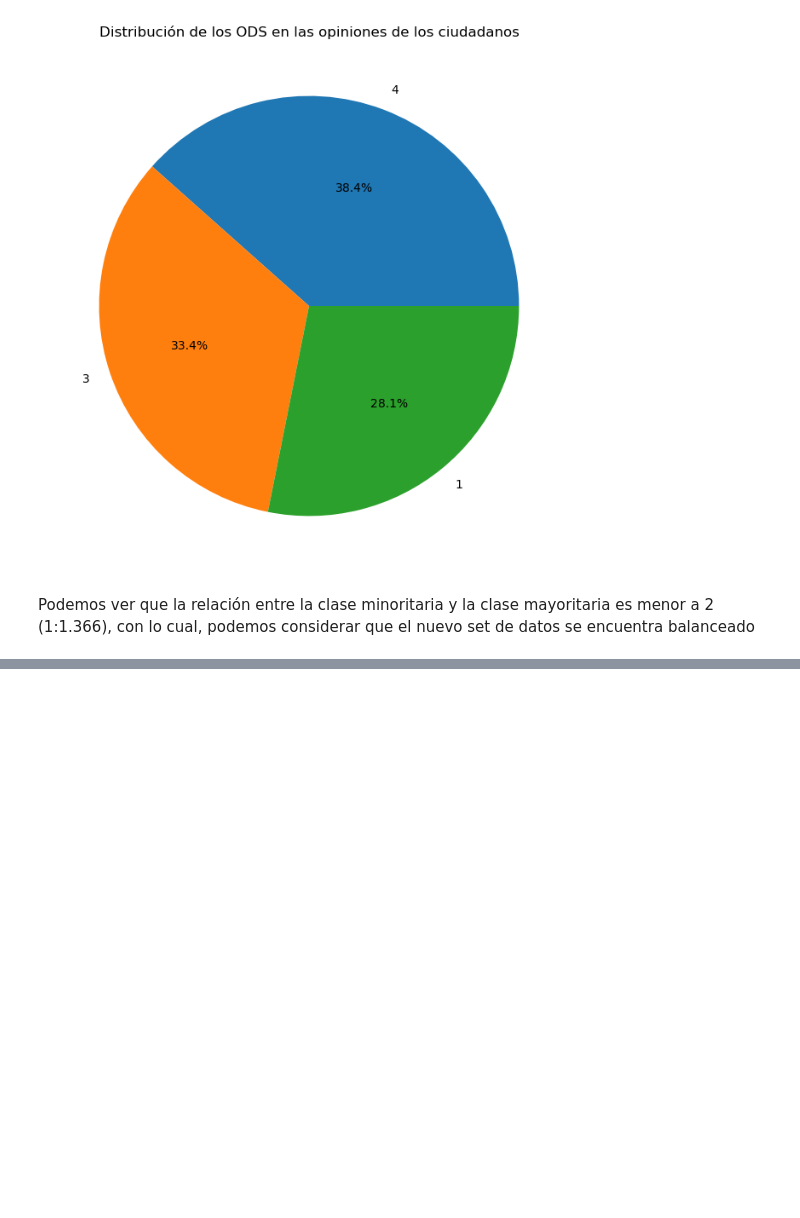
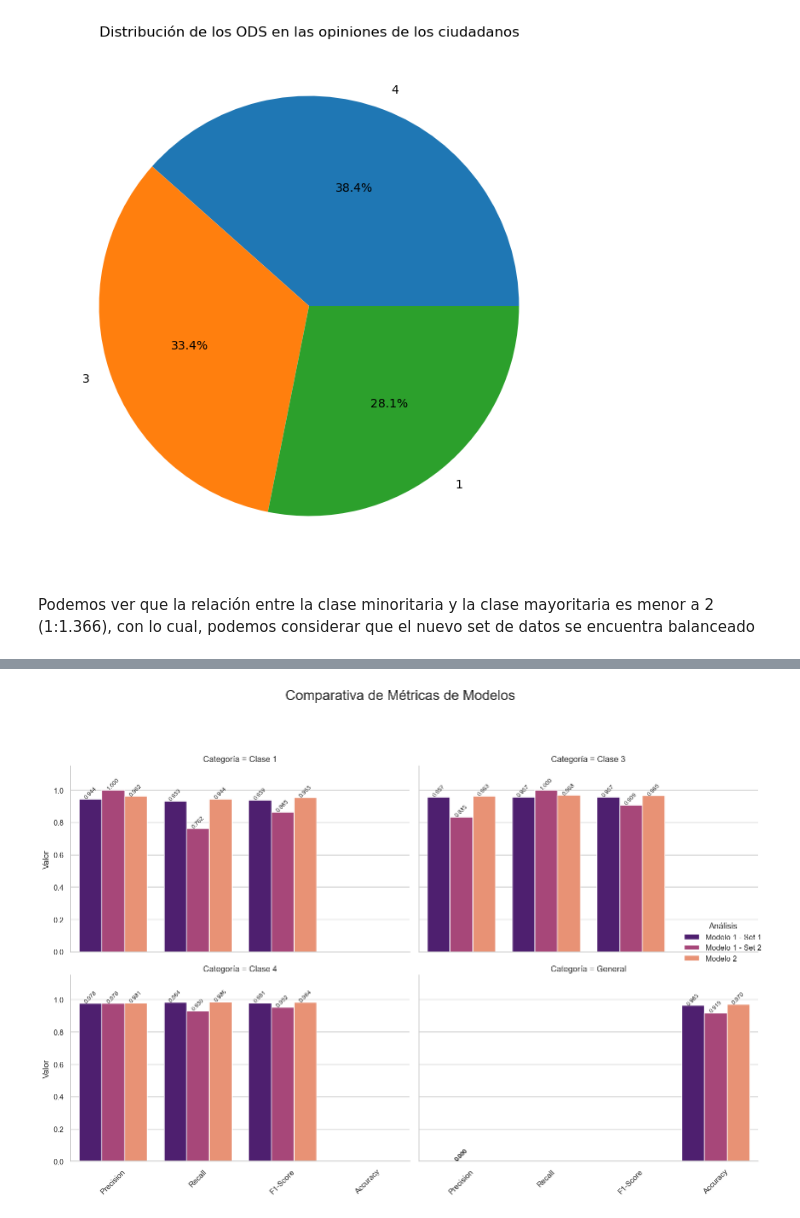
Before and after one commit to AnaHernandez20/Proyecto1E1-BI, a Jupyter notebook: Etapa1_ODS.ipynb, the cells around one changed output, grey strips where cells are left out. Cells and saved outputs as stored; diff of their text form; code cells hidden in the pictures; blank space fills up the shorter version.

```diff
--- a/Etapa1_ODS.ipynb
+++ b/Etapa1_ODS.ipynb
@@ -2758,0 +2973,89 @@ Podemos ver que la relación entre la clase minoritaria y la clase mayoritaria e
+# %%
+# Paso 1: Importar las librerías necesarias
+import pandas as pd
+import seaborn as sns
+import matplotlib.pyplot as plt
+
+# Paso 2: Definir los datos incluyendo las tres series
+data = {
+    'Análisis': [
+        # Modelo 1 - Set 1
+        'Modelo 1 - Set 1', 'Modelo 1 - Set 1', 'Modelo 1 - Set 1',
+        'Modelo 1 - Set 1', 'Modelo 1 - Set 1', 'Modelo 1 - Set 1',
+        'Modelo 1 - Set 1', 'Modelo 1 - Set 1', 'Modelo 1 - Set 1',
+        'Modelo 1 - Set 1',
+        # Modelo 1 - Set 2
+        'Modelo 1 - Set 2', 'Modelo 1 - Set 2', 'Modelo 1 - Set 2',
+        'Modelo 1 - Set 2', 'Modelo 1 - Set 2', 'Modelo 1 - Set 2',
+        'Modelo 1 - Set 2', 'Modelo 1 - Set 2', 'Modelo 1 - Set 2',
+        'Modelo 1 - Set 2',
+        # Modelo 2 (NUEVO)
+        'Modelo 2', 'Modelo 2', 'Modelo 2',
+        'Modelo 2', 'Modelo 2', 'Modelo 2',
+        'Modelo 2', 'Modelo 2', 'Modelo 2',
+        'Modelo 2',
+    ],
+    'Categoría': [
+        'Clase 1', 'Clase 1', 'Clase 1', 'Clase 3', 'Clase 3', 'Clase 3', 'Clase 4', 'Clase 4', 'Clase 4', 'General',
+        'Clase 1', 'Clase 1', 'Clase 1', 'Clase 3', 'Clase 3', 'Clase 3', 'Clase 4', 'Clase 4', 'Clase 4', 'General',
+        'Clase 1', 'Clase 1', 'Clase 1', 'Clase 3', 'Clase 3', 'Clase 3', 'Clase 4', 'Clase 4', 'Clase 4', 'General',
+    ],
+    'Métrica': [
+        'Precision', 'Recall', 'F1-Score', 'Precision', 'Recall', 'F1-Score', 'Precision', 'Recall', 'F1-Score', 'Accuracy',
+        'Precision', 'Recall', 'F1-Score', 'Precision', 'Recall', 'F1-Score', 'Precision', 'Recall', 'F1-Score', 'Accuracy',
+        'Precision', 'Recall', 'F1-Score', 'Precision', 'Recall', 'F1-Score', 'Precision', 'Recall', 'F1-Score', 'Accuracy',
+    ],
+    'Valor': [
+        # Modelo 1 - Set 1
+        0.944, 0.933, 0.939, 0.957, 0.957, 0.957, 0.978, 0.984, 0.981, 0.963,
+        # Modelo 1 - Set 2
+        1.000, 0.762, 0.865, 0.833, 1.000, 0.909, 0.976, 0.930, 0.952, 0.919,
+        # Modelo 2 (NUEVO)
+        0.962, 0.944, 0.953, 0.963, 0.968, 0.965, 0.981, 0.986, 0.984, 0.970
+    ]
+}
+
+# Convertir el diccionario a un DataFrame de pandas
+df = pd.DataFrame(data)
+
+
+# Paso 3: Configurar el estilo visual de la gráfica
+sns.set_theme(style="whitegrid")
+
+# Paso 4: Crear la gráfica principal, Seaborn se encarga de añadir la tercera barra
+g = sns.catplot(
+    data=df,
+    kind='bar',
+    x='Métrica',
+    y='Valor',
+    hue='Análisis', # Usamos la nueva columna para los colores
+    col='Categoría',
+    col_wrap=2,
+    palette='magma', # Cambié la paleta de colores para diferenciar
+    height=5,
+    aspect=1.3 # Aumenté un poco el ancho para que quepan las 3 barras
+)
+
+# Paso 5: Personalizar y añadir detalles a la gráfica
+g.fig.suptitle('Comparativa de Métricas de Modelos', y=1.03, fontsize=20)
+
+for ax in g.axes.flat:
+    # Ajustar las etiquetas para que no se solapen con 3 barras
+    for p in ax.patches:
+        ax.annotate(format(p.get_height(), '.3f'),
+                    (p.get_x() + p.get_width() / 2., p.get_height()),
+                    ha = 'center', va = 'center',
+                    xytext = (0, 9),
+                    textcoords = 'offset points',
+                    fontsize=8.5, # Reducir un poco el tamaño de letra
+                    rotation=45) # Girar la etiqueta
+    ax.set_ylim(0, 1.15) # Aumentar un poco el límite para que quepan las etiquetas
+    ax.set_xlabel('')
+    ax.tick_params(axis='x', rotation=45)
+
+# Ajustar el diseño final
+plt.tight_layout(rect=[0, 0, 1, 0.96])
+# Mostrar la gráfica
+plt.show()
+# %% [output]
+[figure, added]
```
Also changed, not shown: parts of 16 cells of this notebook, 1 other file.
